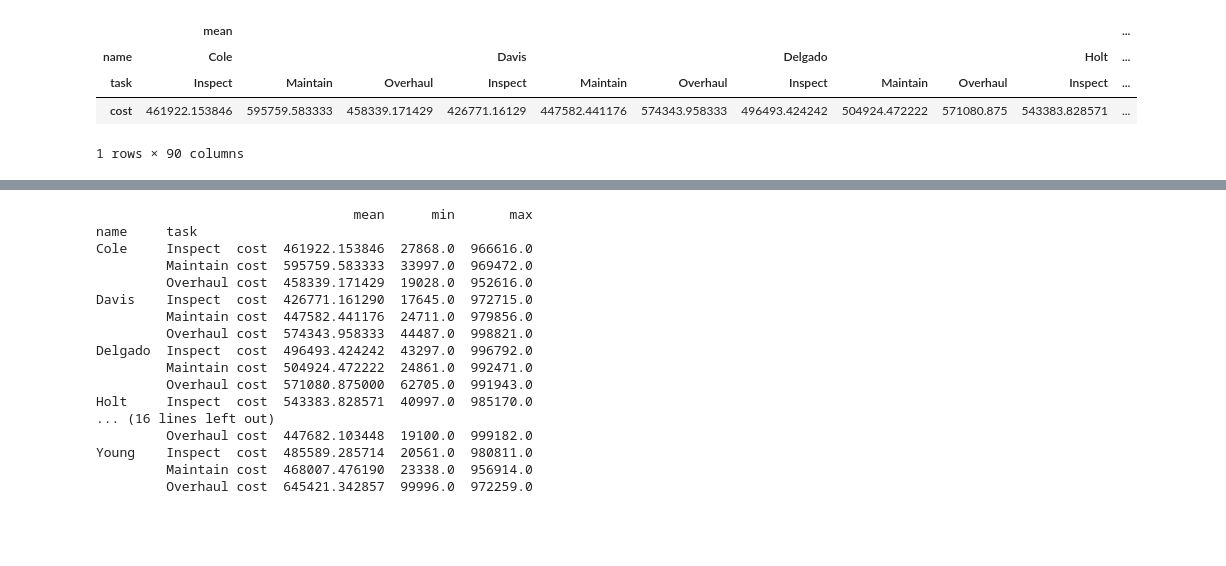
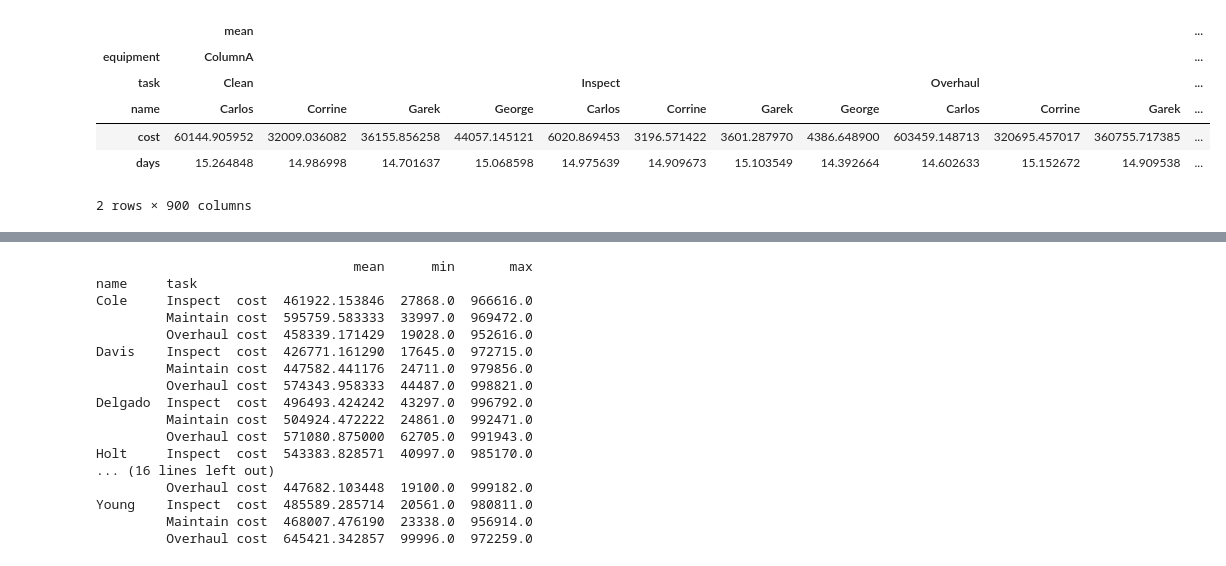
Before and after one commit to chetools/CHE5136_Fall2021, a Jupyter notebook: Pandas_Analyze_Maintenance_Log.ipynb, the cells around one changed output, grey strips where cells are left out. Saved outputs shown, nothing was run; the diff lists cells and outputs as text; code cells hidden in the pictures; blank space fills up the shorter version.

```diff
--- a/Pandas_Analyze_Maintenance_Log.ipynb
+++ b/Pandas_Analyze_Maintenance_Log.ipynb
@@ -45,6 +38,8 @@ date         datetime64[ns]
 dtype: object
+# %%
+df['days']=(df['end']-df['start']).dt.days
 # %%
-df2=df.set_index(['date','equipment','task','name'])
+df2=df.set_index(['start','equipment','task','name'])
 df2.sort_index(inplace=True)
 idx = pd.IndexSlice
 # %%
@@ -69,13 +47,2 @@ df2.loc[idx['2020-05-30':'2020-06-5',['ColumnA','TankA'],'Inspect',:]]
-# %%
-df3=df.set_index('date')
-df3.sort_index(inplace=True)
 # %%
-df4=pd.pivot_table(data=df,values=['cost'],columns=['name','task'],aggfunc=['mean','min','max'])
+df3=pd.pivot_table(data=df,values=['cost','days'],columns=['equipment','task','name'],aggfunc=['mean','min','max'])
-# %%
-df4
-# %% [output]
-|  | mean |  |  |  |  |  |  |  |  |  | ... |
-| name | Cole |  |  | Davis |  |  | Delgado |  |  | Holt | ... |
-| task | Inspect | Maintain | Overhaul | Inspect | Maintain | Overhaul | Inspect | Maintain | Overhaul | Inspect | ... |
-| cost | 461922.153846 | 595759.583333 | 458339.171429 | 426771.16129 | 447582.441176 | 574343.958333 | 496493.424242 | 504924.472222 | 571080.875 | 543383.828571 | ... |
-1 rows × 90 columns
@@ -83,0 +49,10 @@ df5=df4.unstack()
+# %%
+df3
+# %% [output]
+|  | mean |  |  |  |  |  |  |  |  |  |  | ... |
+| equipment | ColumnA |  |  |  |  |  |  |  |  |  |  | ... |
+| task | Clean |  |  |  | Inspect |  |  |  | Overhaul |  |  | ... |
+| name | Carlos | Corrine | Garek | George | Carlos | Corrine | Garek | George | Carlos | Corrine | Garek | ... |
+| cost | 60144.905952 | 32009.036082 | 36155.856258 | 44057.145121 | 6020.869453 | 3196.571422 | 3601.287970 | 4386.648900 | 603459.148713 | 320695.457017 | 360755.717385 | ... |
+| days | 15.264848 | 14.986998 | 14.701637 | 15.068598 | 14.975639 | 14.909673 | 15.103549 | 14.392664 | 14.602633 | 15.152672 | 14.909538 | ... |
+2 rows × 900 columns
```
Also changed, not shown: parts of 8 cells of this notebook.
